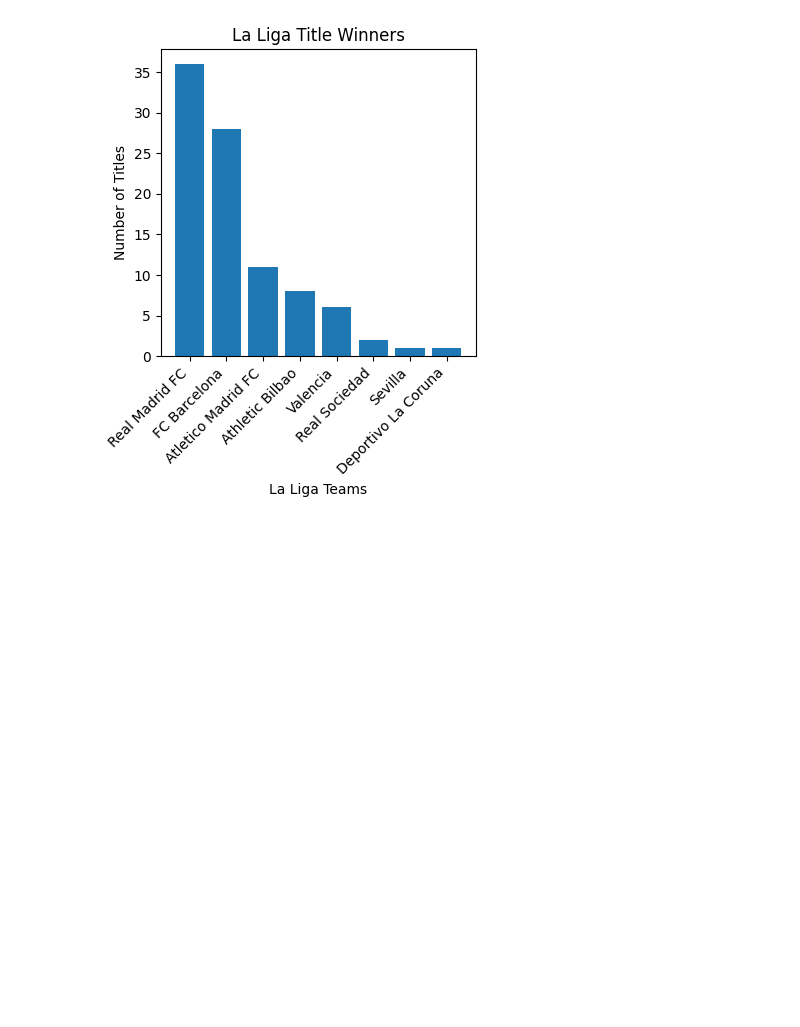
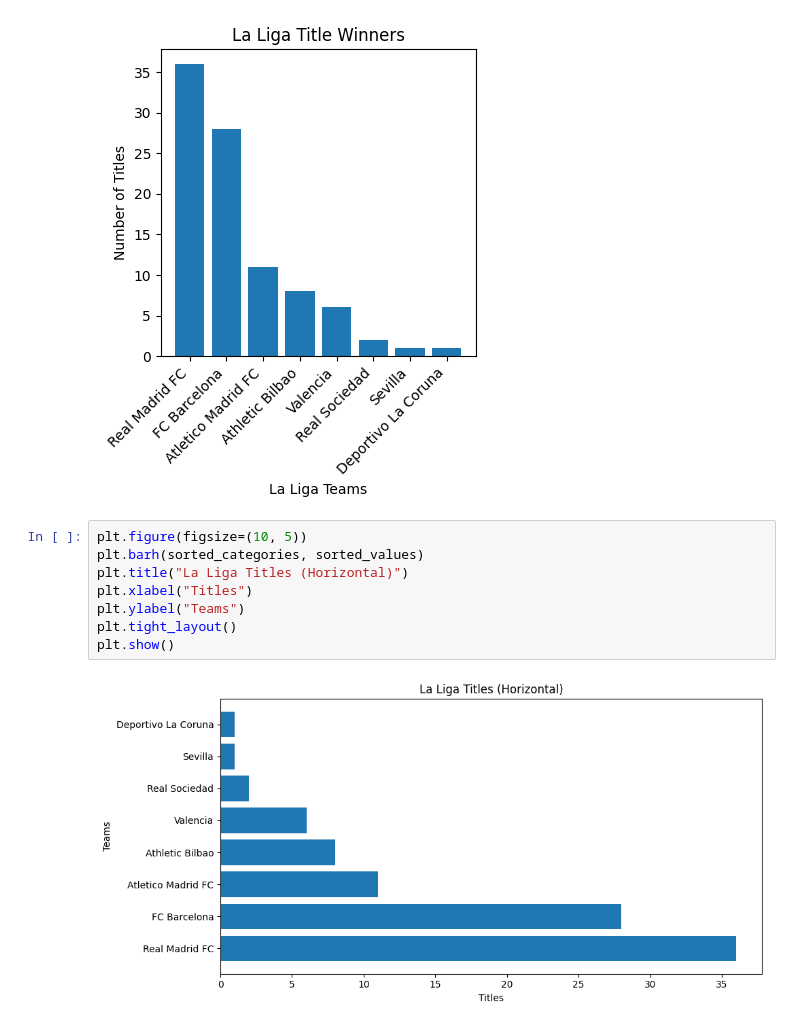
Before and after one commit to sorushikesh/coreDataScience, a Jupyter notebook: notebooks/visualization/bar_plot.ipynb, the cells around one changed output. Saved outputs shown, nothing was run; the diff lists cells and outputs as text; blank space fills up the shorter version.

```diff
--- a/notebooks/visualization/bar_plot.ipynb
+++ b/notebooks/visualization/bar_plot.ipynb
@@ -54,3 +54,13 @@ plt.tight_layout()
 plt.show()
 # %% [output]
 [figure]
+# %%
+plt.figure(figsize=(10, 5))
+plt.barh(sorted_categories, sorted_values)
+plt.title("La Liga Titles (Horizontal)")
+plt.xlabel("Titles")
+plt.ylabel("Teams")
+plt.tight_layout()
+plt.show()
+# %% [output]
+[figure, added]
```
Also changed, not shown: parts of 2 cells of this notebook.
